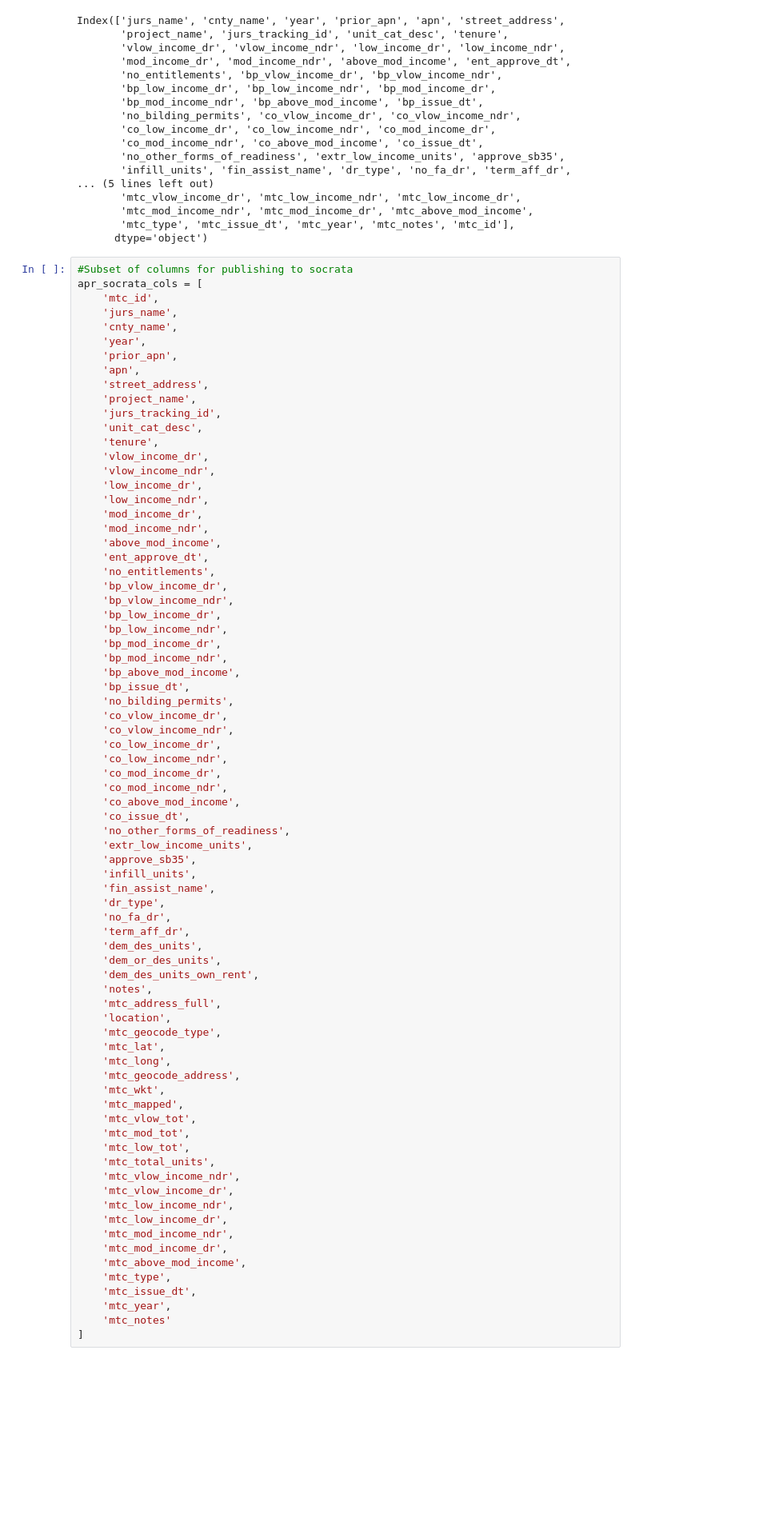
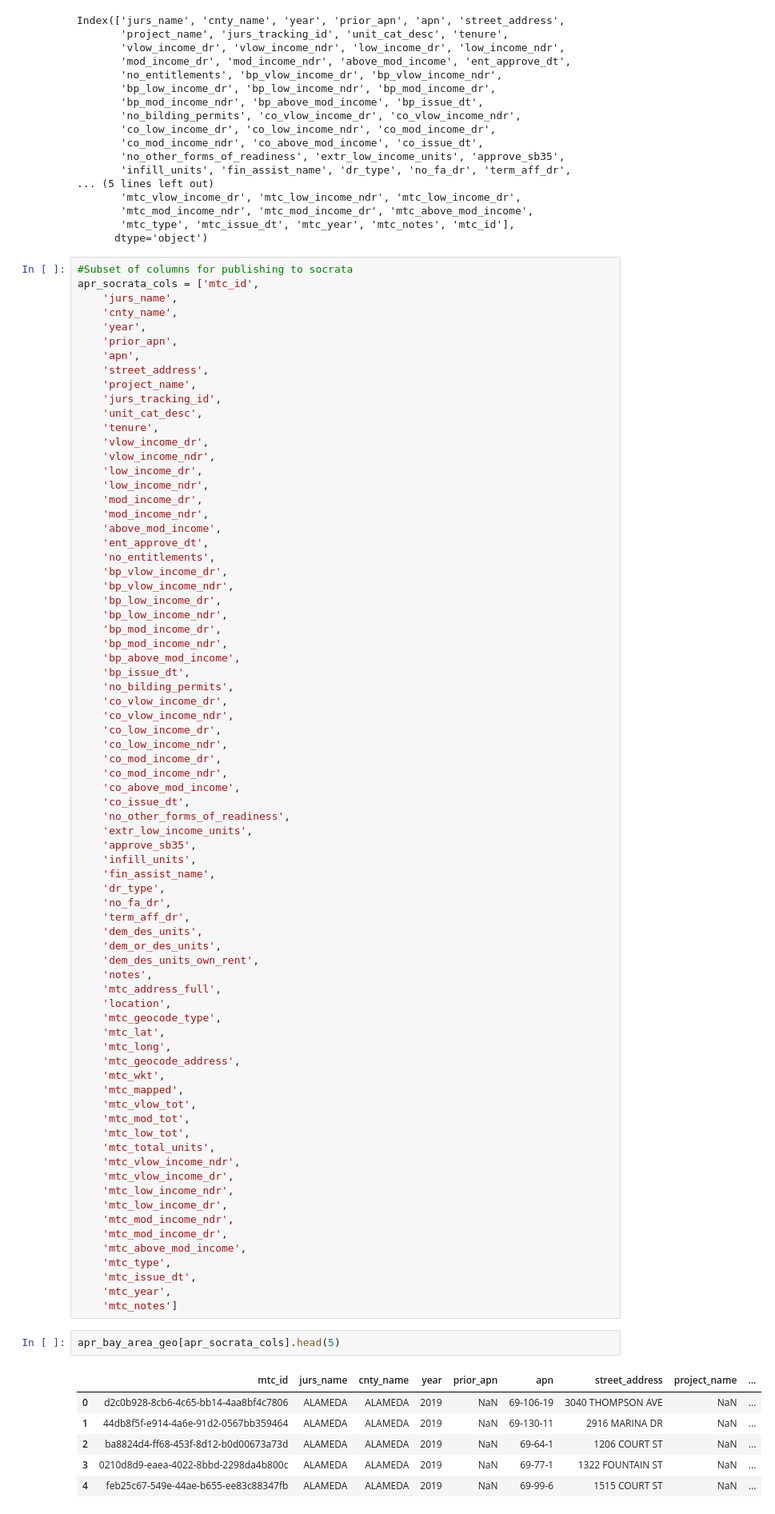
Before and after one commit to BayAreaMetro/MTCDataModel, a Jupyter notebook: Project-Documentation/hcd/HCD Annual Progress Report Data Processing 2018-2019.ipynb, the cells around one changed output. Shown: that part at 80% size. Cells and saved outputs as stored; diff of their text form; blank space fills up the shorter version.

```diff
--- a/Project-Documentation/hcd/HCD Annual Progress Report Data Processing 2018-2019.ipynb
+++ b/Project-Documentation/hcd/HCD Annual Progress Report Data Processing 2018-2019.ipynb
@@ -856,8 +876,7 @@ Index(['jurs_name', 'cnty_name', 'year', 'prior_apn', 'apn', 'street_address',
       dtype='object')
 # %%
 #Subset of columns for publishing to socrata
-apr_socrata_cols = [
-    'mtc_id',
+apr_socrata_cols = ['mtc_id',
     'jurs_name',
     'cnty_name',
     'year',
@@ -928,5 +947,13 @@ apr_socrata_cols = [
     'mtc_type',
     'mtc_issue_dt',
     'mtc_year',
-    'mtc_notes'
-]
+    'mtc_notes']
+# %%
+apr_bay_area_geo[apr_socrata_cols].head(5)
+# %% [output]
+|  | mtc_id | jurs_name | cnty_name | year | prior_apn | apn | street_address | project_name | ... |
+| 0 | d2c0b928-8cb6-4c65-bb14-4aa8bf4c7806 | ALAMEDA | ALAMEDA | 2019 | NaN | 69-106-19 | 3040 THOMPSON AVE | NaN | ... |
+| 1 | 44db8f5f-e914-4a6e-91d2-0567bb359464 | ALAMEDA | ALAMEDA | 2019 | NaN | 69-130-11 | 2916 MARINA DR | NaN | ... |
+| 2 | ba8824d4-ff68-453f-8d12-b0d00673a73d | ALAMEDA | ALAMEDA | 2019 | NaN | 69-64-1 | 1206 COURT ST | NaN | ... |
+| 3 | 0210d8d9-eaea-4022-8bbd-2298da4b800c | ALAMEDA | ALAMEDA | 2019 | NaN | 69-77-1 | 1322 FOUNTAIN ST | NaN | ... |
+| 4 | feb25c67-549e-44ae-b655-ee83c88347fb | ALAMEDA | ALAMEDA | 2019 | NaN | 69-99-6 | 1515 COURT ST | NaN | ... |
```
Also changed, not shown: parts of 9 cells of this notebook.
